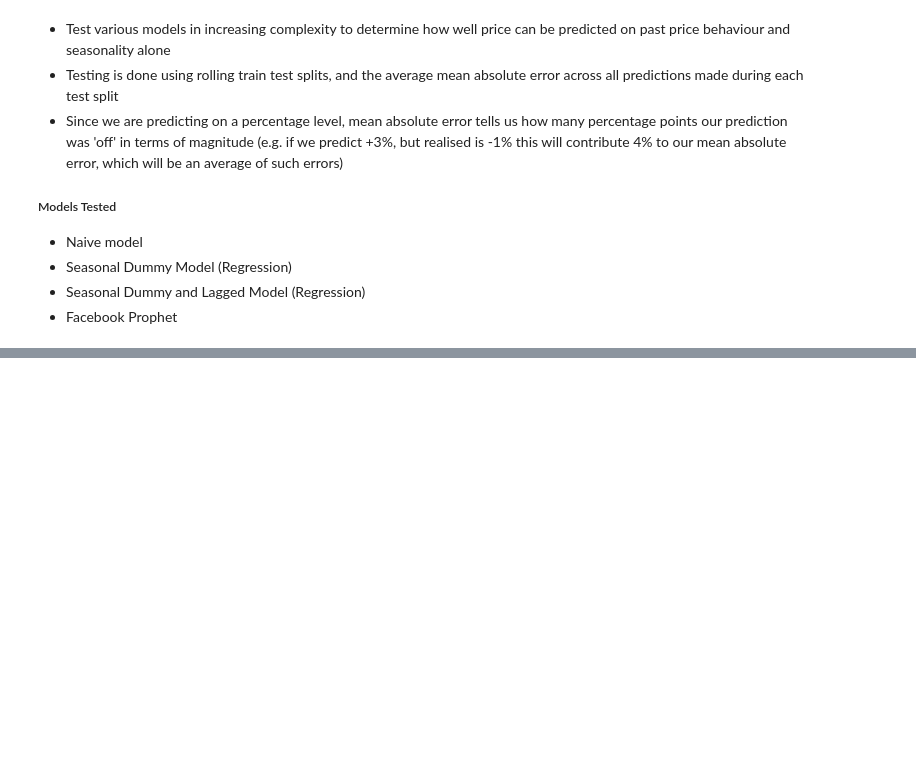
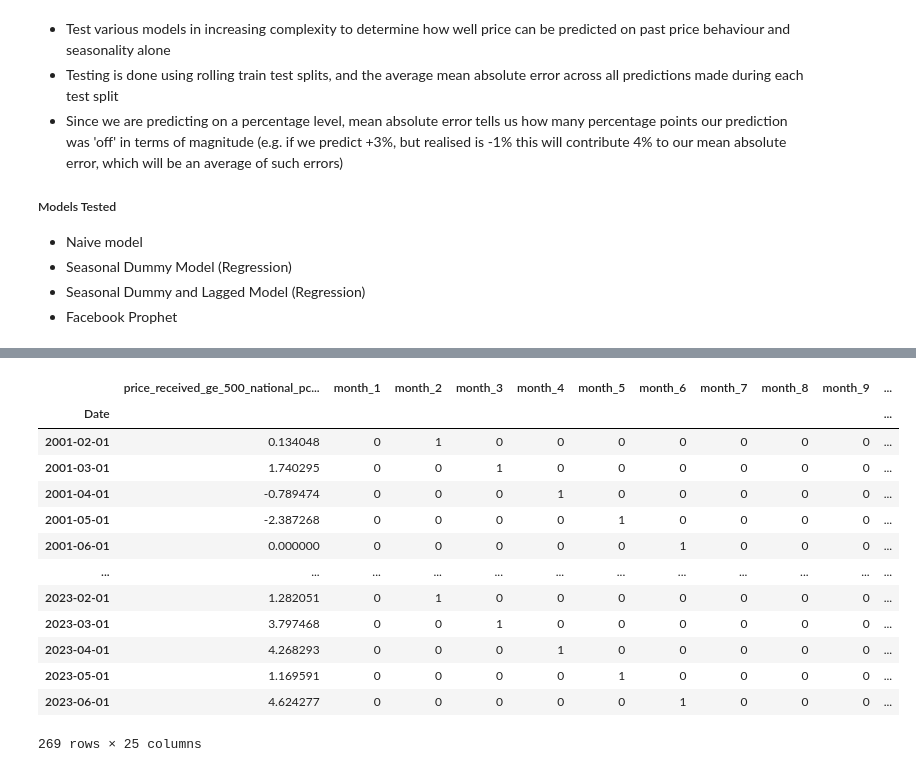
Before and after one commit to EricOstr/live_cattle, a Jupyter notebook: analysis/monthly_cash_price_analysis/cash_price_seasonal.ipynb, the cells around one changed output, grey strips where cells are left out. Cells and saved outputs as stored; diff of their text form; code cells hidden in the pictures; blank space fills up the shorter version.

```diff
--- a/analysis/monthly_cash_price_analysis/cash_price_seasonal.ipynb
+++ b/analysis/monthly_cash_price_analysis/cash_price_seasonal.ipynb
@@ -387,0 +348,44 @@ Notes:
+# %%
+import statsmodels.api as sm
+import pandas as pd
+
+
+X_seasonal = pd.get_dummies(price_received_ge_500_national_pct_chg.index.month)
+X_seasonal.columns = [ f'month_{i}' for i in X_seasonal.columns]
+X_seasonal.index = price_received_ge_500_national_pct_chg.index
+
+lags = 12
+for i in range(1, lags+1):
+
+    price_received_ge_500_national_pct_chg_lag = price_received_ge_500_national.pct_change().shift(i)*100
+    price_received_ge_500_national_pct_chg_lag.name = f'price_received_ge_500_national_pct_chg_lag_{i}'
+
+    if i == 1:
+        X_lags = price_received_ge_500_national_pct_chg_lag.dropna()
+    else:
+        X_lags = pd.concat([X_lags, price_received_ge_500_national_pct_chg_lag], axis=1)
+
+y = price_received_ge_500_national_pct_chg[X.index]
+y.name = 'price_received_ge_500_national_pct_chg'
+
+df_seasonal_lags_model = pd.concat([y, X_seasonal, X_lags], axis=1)
+df_seasonal_lags_model = df_seasonal_lags_model.dropna()
+
+tscv = TimeSeriesSplit(n_splits=5, test_size=int(len(df_seasonal_lags_model)/10))
+# %%
+df_seasonal_lags_model
+# %% [output]
+|  | price_received_ge_500_national_pc... | month_1 | month_2 | month_3 | month_4 | month_5 | month_6 | month_7 | month_8 | month_9 | ... |
+| Date |  |  |  |  |  |  |  |  |  |  | ... |
+| 2001-02-01 | 0.134048 | 0 | 1 | 0 | 0 | 0 | 0 | 0 | 0 | 0 | ... |
+| 2001-03-01 | 1.740295 | 0 | 0 | 1 | 0 | 0 | 0 | 0 | 0 | 0 | ... |
+| 2001-04-01 | -0.789474 | 0 | 0 | 0 | 1 | 0 | 0 | 0 | 0 | 0 | ... |
+| 2001-05-01 | -2.387268 | 0 | 0 | 0 | 0 | 1 | 0 | 0 | 0 | 0 | ... |
+| 2001-06-01 | 0.000000 | 0 | 0 | 0 | 0 | 0 | 1 | 0 | 0 | 0 | ... |
+| ... | ... | ... | ... | ... | ... | ... | ... | ... | ... | ... | ... |
+| 2023-02-01 | 1.282051 | 0 | 1 | 0 | 0 | 0 | 0 | 0 | 0 | 0 | ... |
+| 2023-03-01 | 3.797468 | 0 | 0 | 1 | 0 | 0 | 0 | 0 | 0 | 0 | ... |
+| 2023-04-01 | 4.268293 | 0 | 0 | 0 | 1 | 0 | 0 | 0 | 0 | 0 | ... |
+| 2023-05-01 | 1.169591 | 0 | 0 | 0 | 0 | 1 | 0 | 0 | 0 | 0 | ... |
+| 2023-06-01 | 4.624277 | 0 | 0 | 0 | 0 | 0 | 1 | 0 | 0 | 0 | ... |
+269 rows × 25 columns
```
Also changed, not shown: parts of 26 cells of this notebook, 3 other files.
